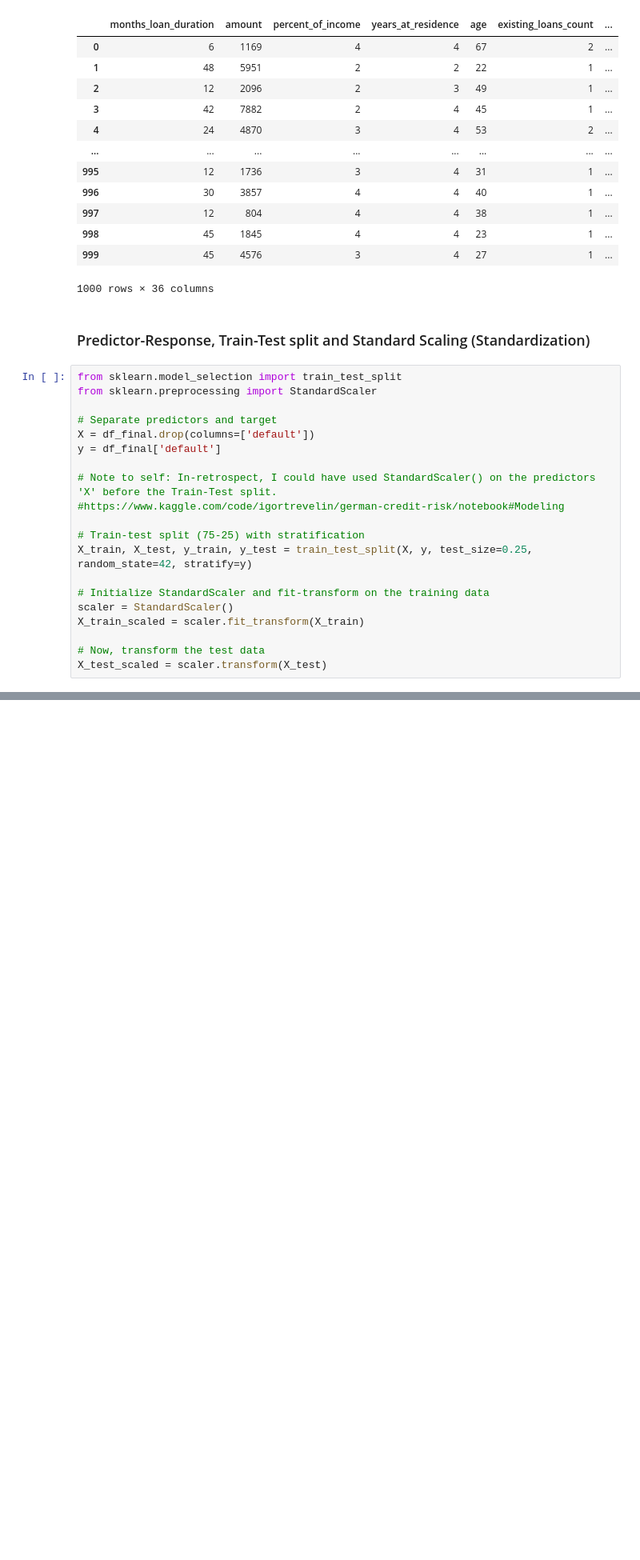
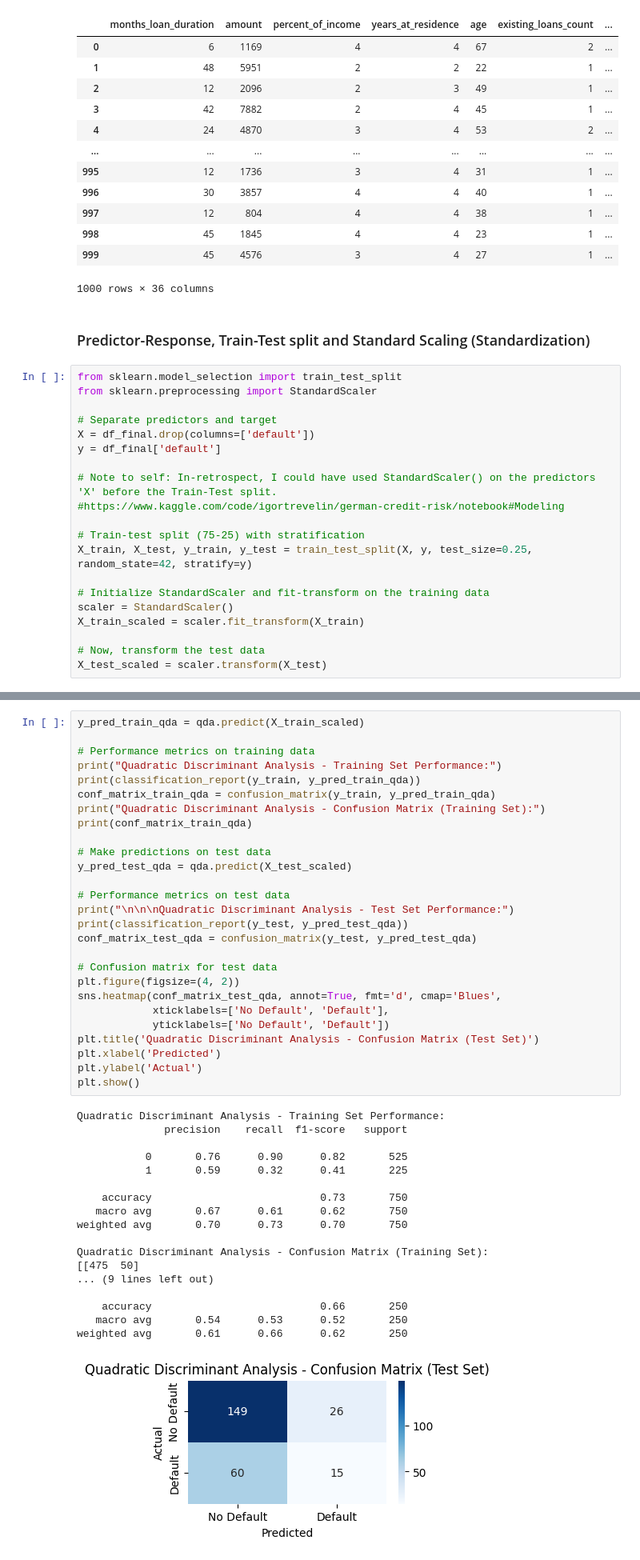
Before and after one commit to yatender-oktalk/machine-learning-arizona, a Jupyter notebook: week-6/project.ipynb, the cells around one changed output, grey strips where cells are left out. Shown at 80% size. Drawn from its saved outputs; the diff is of its cells as text; blank space fills up the shorter version.

```diff
--- a/week-6/project.ipynb
+++ b/week-6/project.ipynb
@@ -573,0 +635,46 @@ X_test_scaled = scaler.transform(X_test)
+# %%
+y_pred_train_qda = qda.predict(X_train_scaled)
+
+# Performance metrics on training data
+print("Quadratic Discriminant Analysis - Training Set Performance:")
+print(classification_report(y_train, y_pred_train_qda))
+conf_matrix_train_qda = confusion_matrix(y_train, y_pred_train_qda)
+print("Quadratic Discriminant Analysis - Confusion Matrix (Training Set):")
+print(conf_matrix_train_qda)
+
+# Make predictions on test data
+y_pred_test_qda = qda.predict(X_test_scaled)
+
+# Performance metrics on test data
+print("\n\n\nQuadratic Discriminant Analysis - Test Set Performance:")
+print(classification_report(y_test, y_pred_test_qda))
+conf_matrix_test_qda = confusion_matrix(y_test, y_pred_test_qda)
+
+# Confusion matrix for test data
+plt.figure(figsize=(4, 2))
+sns.heatmap(conf_matrix_test_qda, annot=True, fmt='d', cmap='Blues',
+            xticklabels=['No Default', 'Default'],
+            yticklabels=['No Default', 'Default'])
+plt.title('Quadratic Discriminant Analysis - Confusion Matrix (Test Set)')
+plt.xlabel('Predicted')
+plt.ylabel('Actual')
+plt.show()
+# %% [output]
+Quadratic Discriminant Analysis - Training Set Performance:
+              precision    recall  f1-score   support
+
+           0       0.76      0.90      0.82       525
+           1       0.59      0.32      0.41       225
+
+    accuracy                           0.73       750
+   macro avg       0.67      0.61      0.62       750
+weighted avg       0.70      0.73      0.70       750
+
+Quadratic Discriminant Analysis - Confusion Matrix (Training Set):
+[[475  50]
+... (9 lines left out)
+
+    accuracy                           0.66       250
+   macro avg       0.54      0.53      0.52       250
+weighted avg       0.61      0.66      0.62       250
+[figure, added]
```
Also changed, not shown: parts of 16 cells of this notebook, 2 other files.
